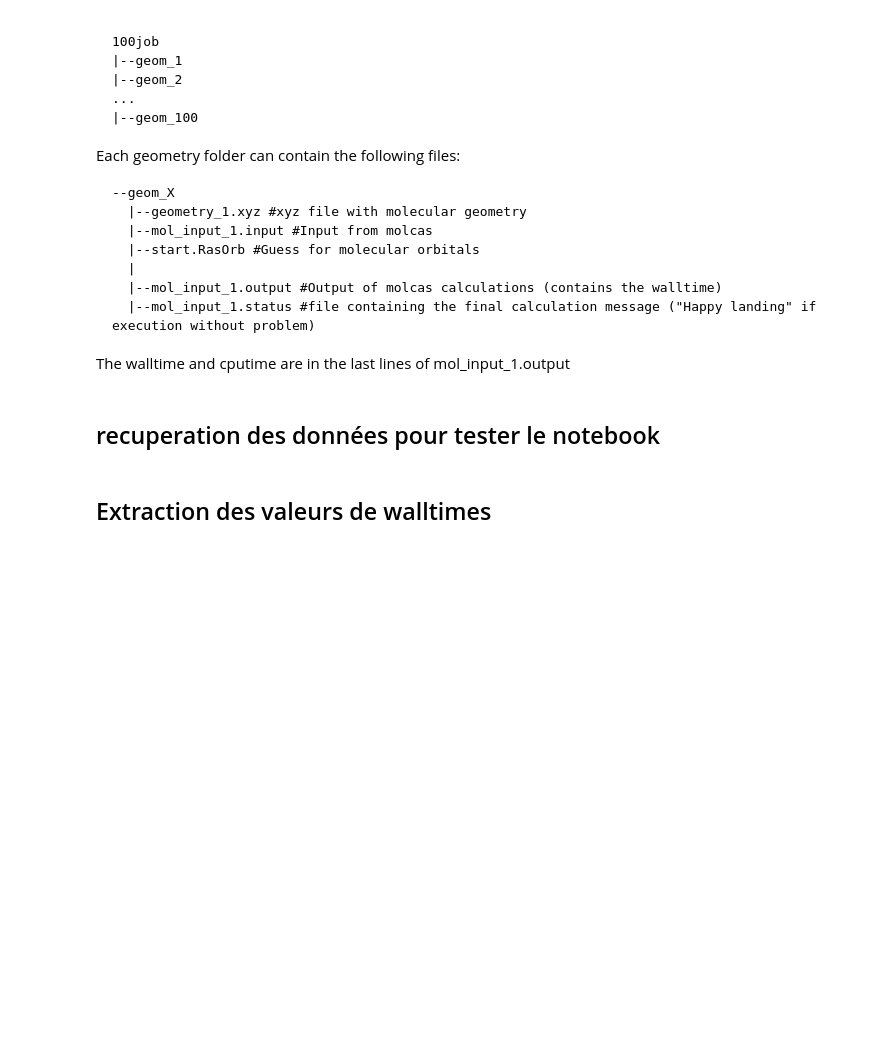
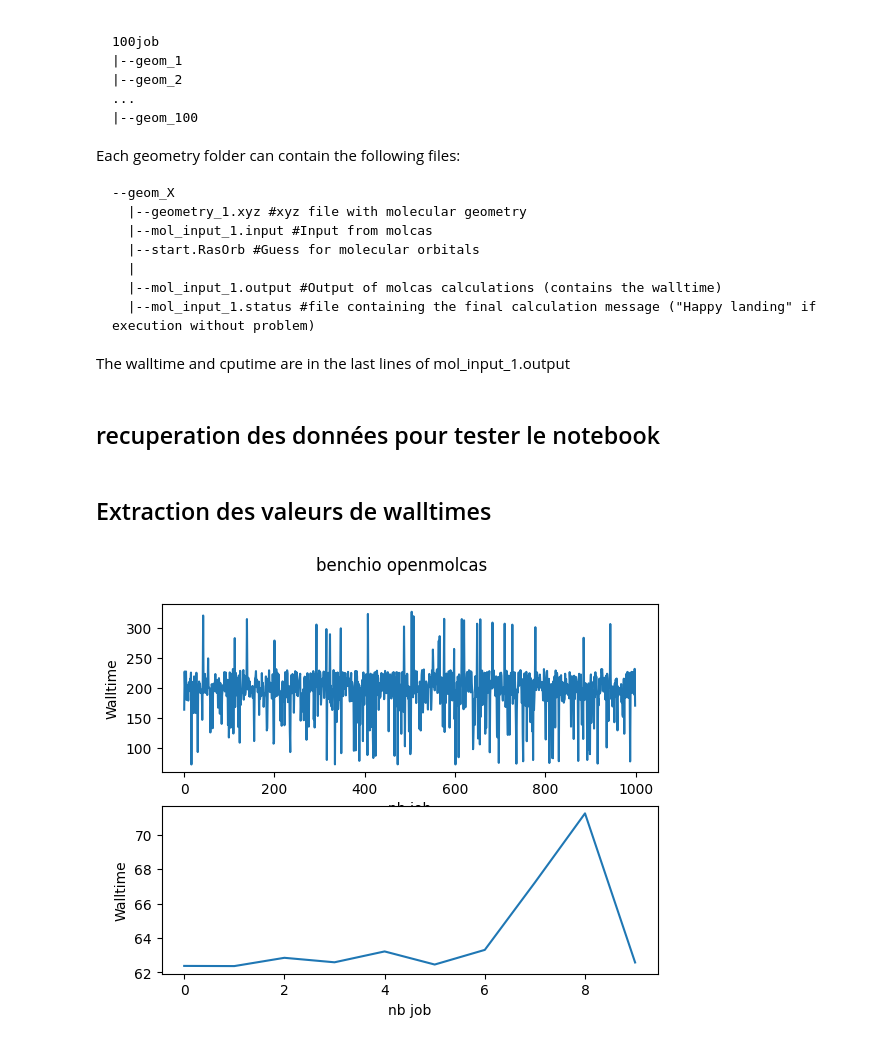
Before and after one commit to ceisammodes/qmbenchio, a Jupyter notebook: docs/notebooks/openmolcas_extract_bench.jnb.ipynb, the cells around one changed output. Cells and saved outputs as stored; diff of their text form; code cells hidden in the pictures; blank space fills up the shorter version.

```diff
--- a/docs/notebooks/openmolcas_extract_bench.jnb.ipynb
+++ b/docs/notebooks/openmolcas_extract_bench.jnb.ipynb
@@ -64,4 +65,6 @@ bench_dir = './data/extracted/25sept'
 # %%
 bench_dict=bo.openmolcas_extract_wall_values_from_bench(bench_dir,csv_file)
 # %%
-bo.openmolcas_display_bench_as_bar_chart2(bench_dict)
+bo.openmolcas_display_bench_as_bar_chart(bench_dict)
+# %% [output]
+[figure, added]
```
Also changed, not shown: 7 other files.
